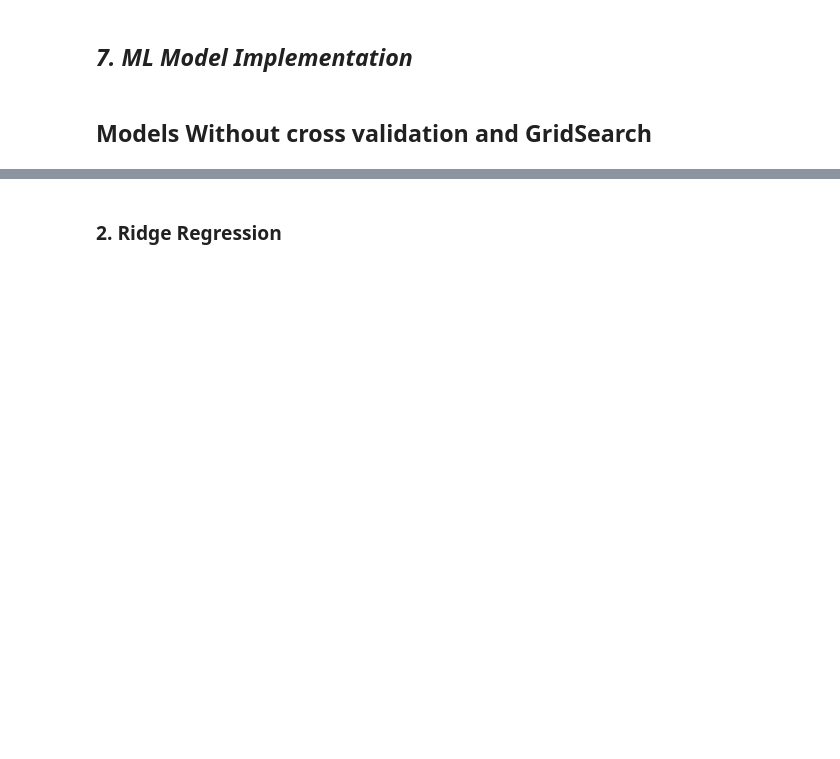
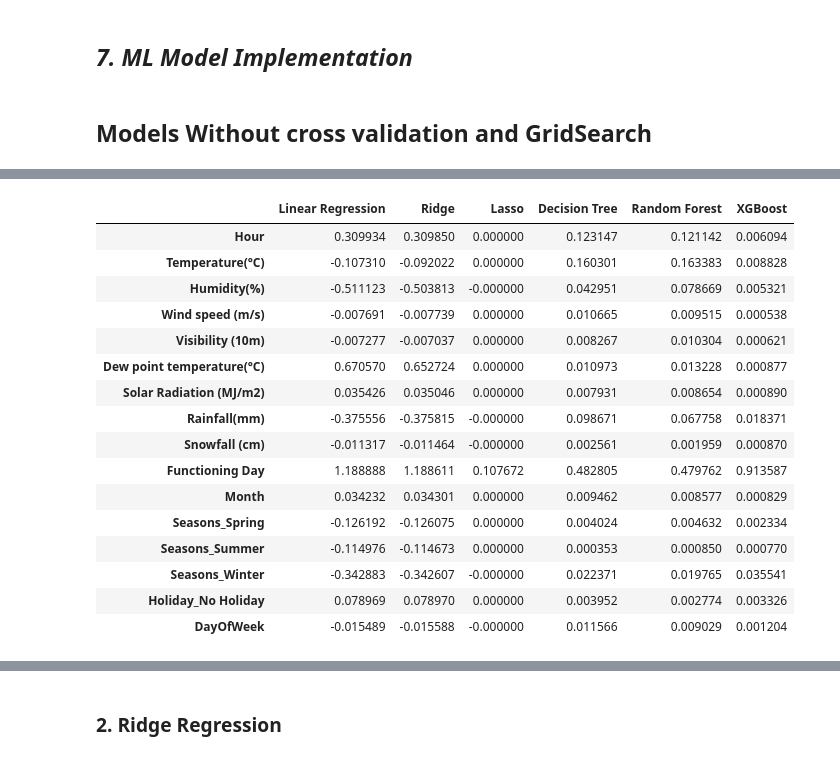
Before and after one commit to sudhir-singh94/Regression_Seoul_Bike_Data, a Jupyter notebook: Regression_Seoul_Bike_Data.ipynb, the cells around one changed output, grey strips where cells are left out. Drawn from its saved outputs; the diff is of its cells as text; code cells hidden in the pictures; blank space fills up the shorter version.

```diff
--- a/Regression_Seoul_Bike_Data.ipynb
+++ b/Regression_Seoul_Bike_Data.ipynb
@@ -1095,0 +1335,36 @@ def mean_absolute_percentage_error(y_true, y_pred):
+# %%
+# Create two dataframes to hold the feature importance results
+feature_imp_all = pd.DataFrame(index=['Hour', 'Temperature(°C)', 'Humidity(%)',
+       'Wind speed (m/s)', 'Visibility (10m)', 'Dew point temperature(°C)',
+       'Solar Radiation (MJ/m2)', 'Rainfall(mm)', 'Snowfall (cm)',
+       'Functioning Day', 'Month', 'Seasons_Spring', 'Seasons_Summer',
+       'Seasons_Winter', 'Holiday_No Holiday', 'DayOfWeek'], dtype=float)
+feature_imp_new = pd.DataFrame(index=['Hour', 'Wind speed (m/s)', 'Visibility (10m)',
+       'Solar Radiation (MJ/m2)', 'Rainfall(mm)', 'Snowfall (cm)',
+       'Functioning Day', 'Month', 'Comfort Index', 'Seasons_Spring',
+       'Seasons_Summer', 'Seasons_Winter', 'Holiday_No Holiday', 'DayOfWeek'], dtype=float)
+
+# Linear models
+feature_imp_all['Linear Regression'] = lr_all.coef_
+feature_imp_all['Ridge'] = ridge_all.coef_
+feature_imp_all['Lasso'] = lasso_all.coef_
+
+feature_imp_new['Linear Regression'] = lr_new.coef_
+feature_imp_new['Ridge'] = ridge_new.coef_
+feature_imp_new['Lasso'] = lasso_new.coef_
+
+# Tree-based models
+feature_imp_all['Decision Tree'] = dt_all.feature_importances_
+feature_imp_all['Random Forest'] = rf_all.feature_importances_
+feature_imp_all['XGBoost'] = xgb_all.feature_importances_
+
+feature_imp_new['Decision Tree'] = dt_new.feature_importances_
+feature_imp_new['Random Forest'] = rf_new.feature_importances_
+feature_imp_new['XGBoost'] = xgb_new.feature_importances_
+
+# Display feature importance results
+print("Feature Importance for All Data:")
+print(feature_imp_all)
+
+print("\nFeature Importance for New Data:")
+print(feature_imp_new)
@@ -1095,0 +1389,20 @@ def mean_absolute_percentage_error(y_true, y_pred):
+# %%
+feature_imp_all
+# %% [output]
+|  | Linear Regression | Ridge | Lasso | Decision Tree | Random Forest | XGBoost |
+| Hour | 0.309934 | 0.309850 | 0.000000 | 0.123147 | 0.121142 | 0.006094 |
+| Temperature(°C) | -0.107310 | -0.092022 | 0.000000 | 0.160301 | 0.163383 | 0.008828 |
+| Humidity(%) | -0.511123 | -0.503813 | -0.000000 | 0.042951 | 0.078669 | 0.005321 |
+| Wind speed (m/s) | -0.007691 | -0.007739 | 0.000000 | 0.010665 | 0.009515 | 0.000538 |
+| Visibility (10m) | -0.007277 | -0.007037 | 0.000000 | 0.008267 | 0.010304 | 0.000621 |
+| Dew point temperature(°C) | 0.670570 | 0.652724 | 0.000000 | 0.010973 | 0.013228 | 0.000877 |
+| Solar Radiation (MJ/m2) | 0.035426 | 0.035046 | 0.000000 | 0.007931 | 0.008654 | 0.000890 |
+| Rainfall(mm) | -0.375556 | -0.375815 | -0.000000 | 0.098671 | 0.067758 | 0.018371 |
+| Snowfall (cm) | -0.011317 | -0.011464 | -0.000000 | 0.002561 | 0.001959 | 0.000870 |
+| Functioning Day | 1.188888 | 1.188611 | 0.107672 | 0.482805 | 0.479762 | 0.913587 |
+| Month | 0.034232 | 0.034301 | 0.000000 | 0.009462 | 0.008577 | 0.000829 |
+| Seasons_Spring | -0.126192 | -0.126075 | 0.000000 | 0.004024 | 0.004632 | 0.002334 |
+| Seasons_Summer | -0.114976 | -0.114673 | 0.000000 | 0.000353 | 0.000850 | 0.000770 |
+| Seasons_Winter | -0.342883 | -0.342607 | -0.000000 | 0.022371 | 0.019765 | 0.035541 |
+| Holiday_No Holiday | 0.078969 | 0.078970 | 0.000000 | 0.003952 | 0.002774 | 0.003326 |
+| DayOfWeek | -0.015489 | -0.015588 | -0.000000 | 0.011566 | 0.009029 | 0.001204 |
```
Also changed, not shown: parts of 28 cells of this notebook.
